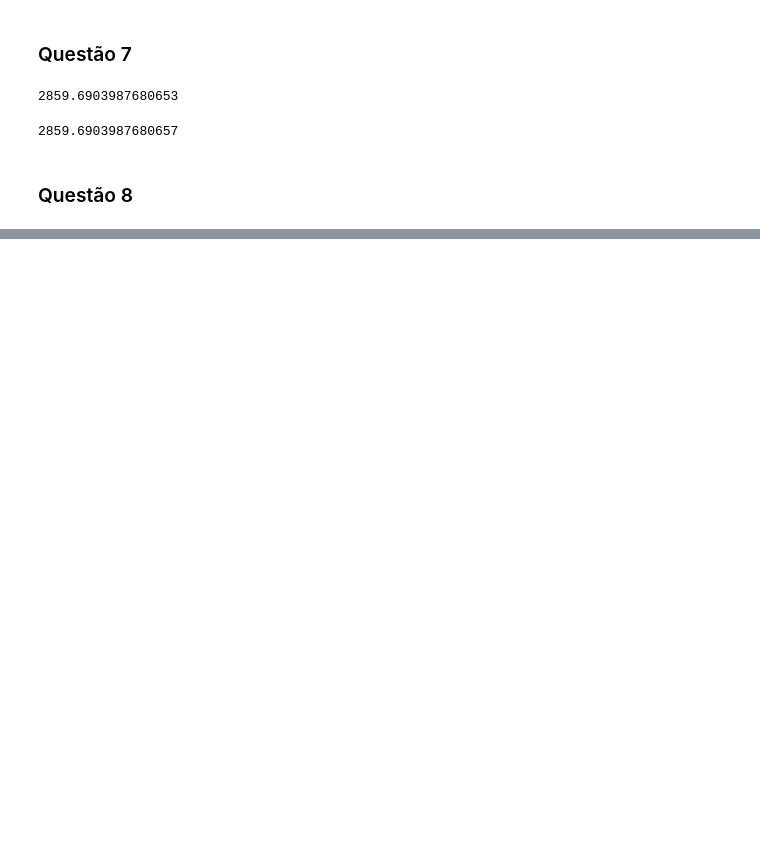
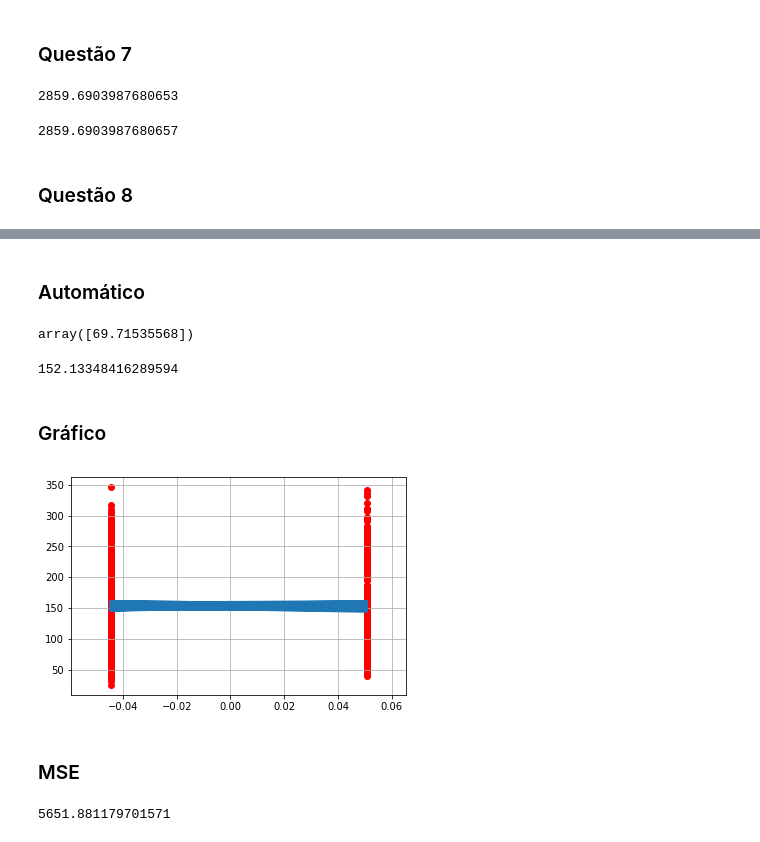
Before and after one commit to iarlenaquiles/aprendizado-diabetes, a Jupyter notebook: Lista1.ipynb, the cells around one changed output, grey strips where cells are left out. Drawn from its saved outputs; the diff is of its cells as text; code cells hidden in the pictures; blank space fills up the shorter version.

```diff
--- a/Lista1.ipynb
+++ b/Lista1.ipynb
@@ -187,0 +287,4 @@ array([151.,  75., 141., 206., 135.,  97., 138.,  63., 110., 310., 101.,
+# %%
+model_9 = linear_model.LinearRegression()
+# %%
+XPior = pd.DataFrame(X[:, 1])
@@ -187,0 +295,2 @@ array([151.,  75., 141., 206., 135.,  97., 138.,  63., 110., 310., 101.,
+# %%
+ypior_pred = model_9.predict(XMelhor)
@@ -187,0 +317,21 @@ array([151.,  75., 141., 206., 135.,  97., 138.,  63., 110., 310., 101.,
+# %% [markdown]
+### Automático
+# %%
+model_9.coef_
+# %% [output]
+array([69.71535568])
+# %%
+model_9.intercept_
+# %% [output]
+152.13348416289594
+# %% [markdown]
+### Gráfico
+# %%
+plt.grid()
+plt.scatter(XPior, y, color='red')
+plt.plot(XPior, ypior_pred)
+plt.show()
+# %% [output]
+[figure, added]
+# %% [markdown]
+### MSE
@@ -187,0 +340,4 @@ array([151.,  75., 141., 206., 135.,  97., 138.,  63., 110., 310., 101.,
+# %%
+mse_pior
+# %% [output]
+5651.881179701571
```
Also changed, not shown: parts of 34 cells of this notebook.
